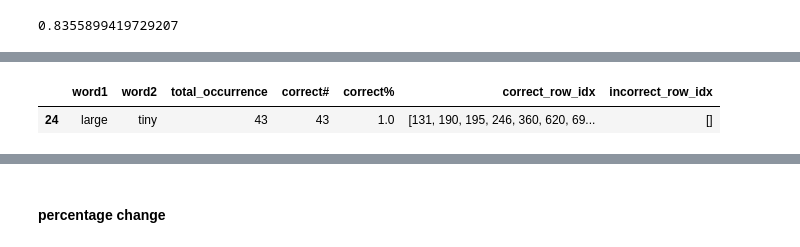
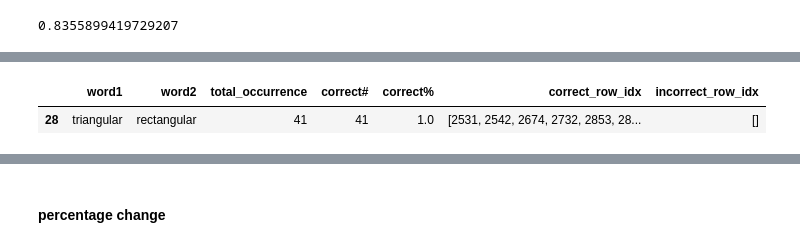
Before and after one commit to ErinZhang1998/sketch_collection, a Jupyter notebook: 03_28_analysis.ipynb, the cells around one changed output, grey strips where cells are left out. Saved outputs shown, nothing was run; the diff lists cells and outputs as text; code cells hidden in the pictures.

```diff
--- a/03_28_analysis.ipynb
+++ b/03_28_analysis.ipynb
@@ -1077,9 +1085,9 @@ np.sum(
 # %%
-dfnii = all_pair_df[(all_pair_df['word1'] == 'large') & (all_pair_df['word2'] == 'tiny')]
+dfnii = all_pair_df[(all_pair_df['word1'] == 'triangular') & (all_pair_df['word2'] == 'rectangular')]
 dfnii
 # %% [output]
 |  | word1 | word2 | total_occurrence | correct# | correct% | correct_row_idx | incorrect_row_idx |
-| 24 | large | tiny | 43 | 43 | 1.0 | [131, 190, 195, 246, 360, 620, 69... | [] |
+| 28 | triangular | rectangular | 41 | 41 | 1.0 | [2531, 2542, 2674, 2732, 2853, 28... | [] |
 # %%
 for l in dfnii['correct_row_idx']:
 #     l = filter(lambda x: x.strip() !='',[y.strip() for y in l[1:-1].split(" ")])
```
Also changed, not shown: parts of 6 cells of this notebook, 1 other file.
